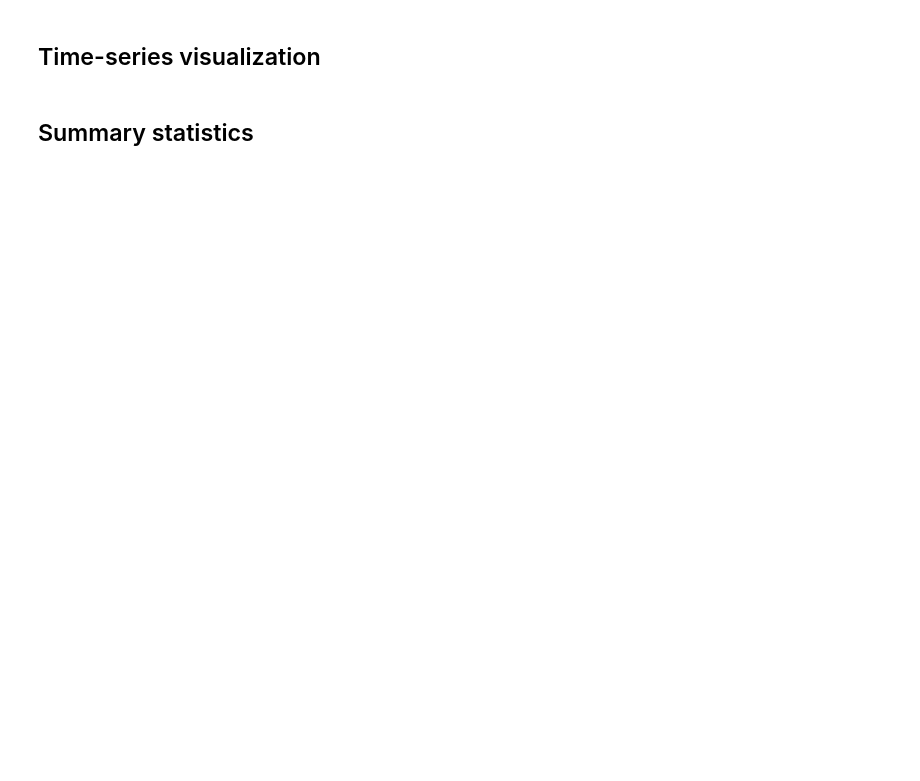
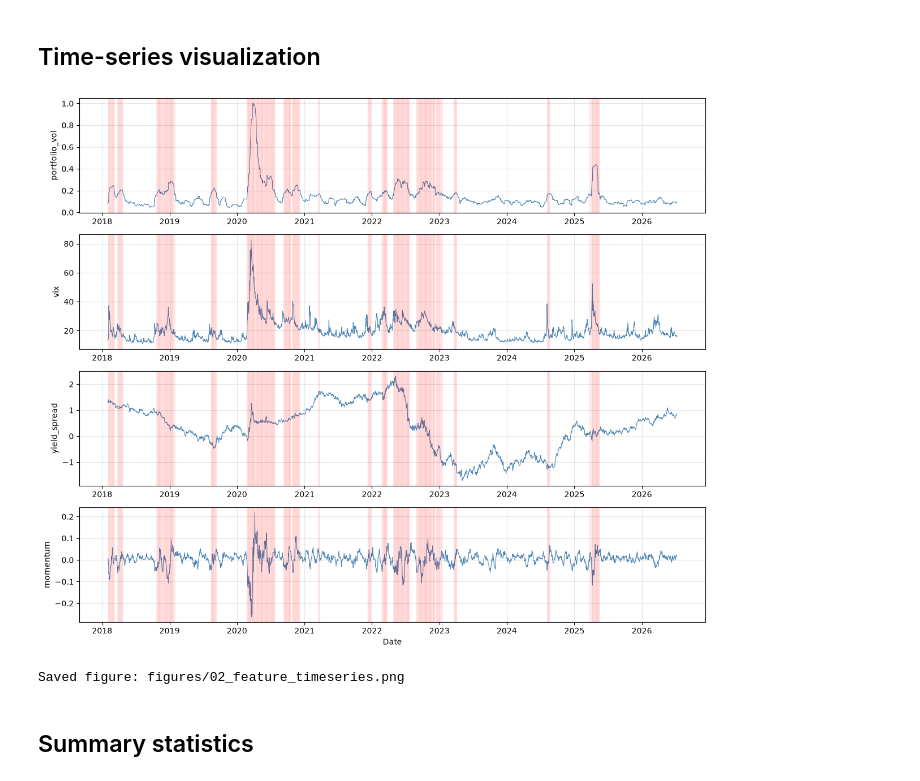
Before and after one commit to k-ebru/quantum-xai-finance, a Jupyter notebook: notebooks/02_feature_engineering.ipynb, the cells around one changed output. Saved outputs shown, nothing was run; the diff lists cells and outputs as text; code cells hidden in the pictures; blank space fills up the shorter version.

```diff
--- a/notebooks/02_feature_engineering.ipynb
+++ b/notebooks/02_feature_engineering.ipynb
@@ -38,23 +56,27 @@ print("\nNote: Class imbalance is moderate. Threshold metrics (precision, recall
 # %%
 fig, axes = plt.subplots(4, 1, figsize=(12, 10))
 
 for ax, col in zip(axes, ['portfolio_vol', 'vix', 'yield_spread', 'momentum']):
     ax.plot(features.index, features[col], label=col, color='steelblue', linewidth=0.8)
 
-    # Shade stress periods
+    # Mark individual stress days rather than spanning min-to-max, since
+    # stress periods are scattered, not one contiguous block.
     stress_idx = features[features['stress'] == 1].index
-    ax.axvspan(stress_idx.min(), stress_idx.max(), alpha=0.1, color='red', label='Stress region')
+    for d in stress_idx:
+        ax.axvline(d, alpha=0.04, color='red')
 
     ax.set_ylabel(col)
     ax.grid(True, alpha=0.3)
-    ax.legend(loc='upper left', fontsize=8)
 
 axes[-1].set_xlabel('Date')
 fig.tight_layout()
 plt.savefig('../figures/02_feature_timeseries.png', dpi=100, bbox_inches='tight')
 plt.show()
 
 print("Saved figure: figures/02_feature_timeseries.png")
+# %% [output]
+[figure, added]
+Saved figure: figures/02_feature_timeseries.png
 # %% [markdown]
 ## Summary statistics
 # %%
```
Also changed, not shown: parts of 5 cells of this notebook, 4 other files.
